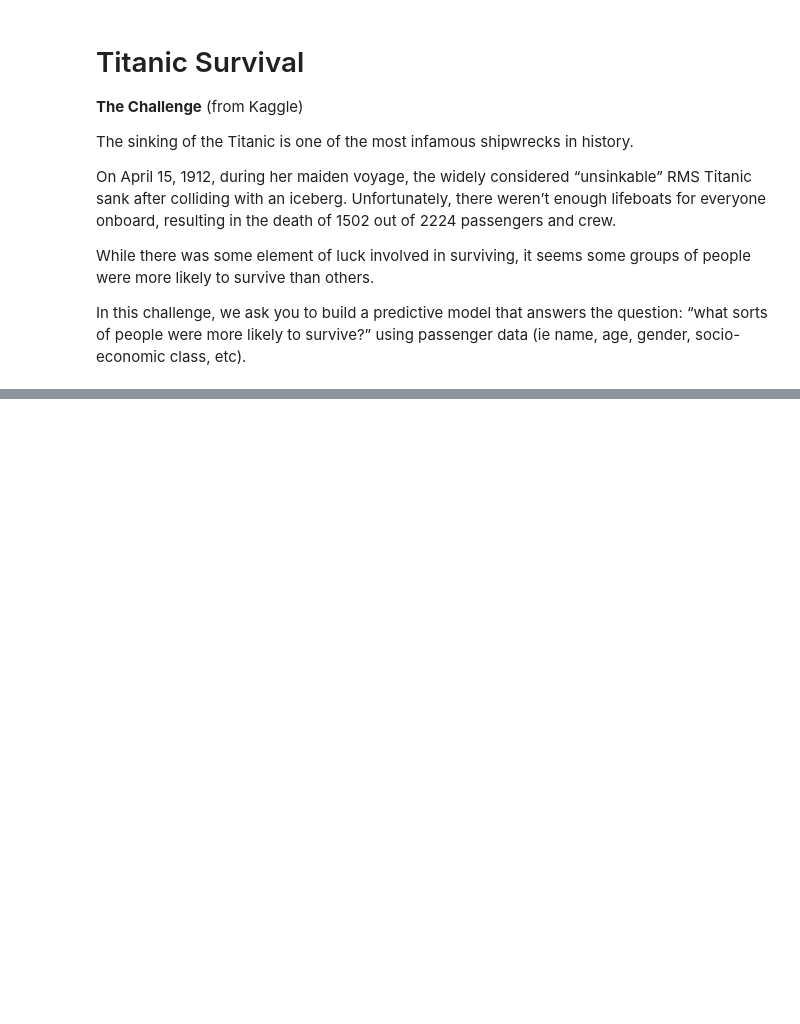
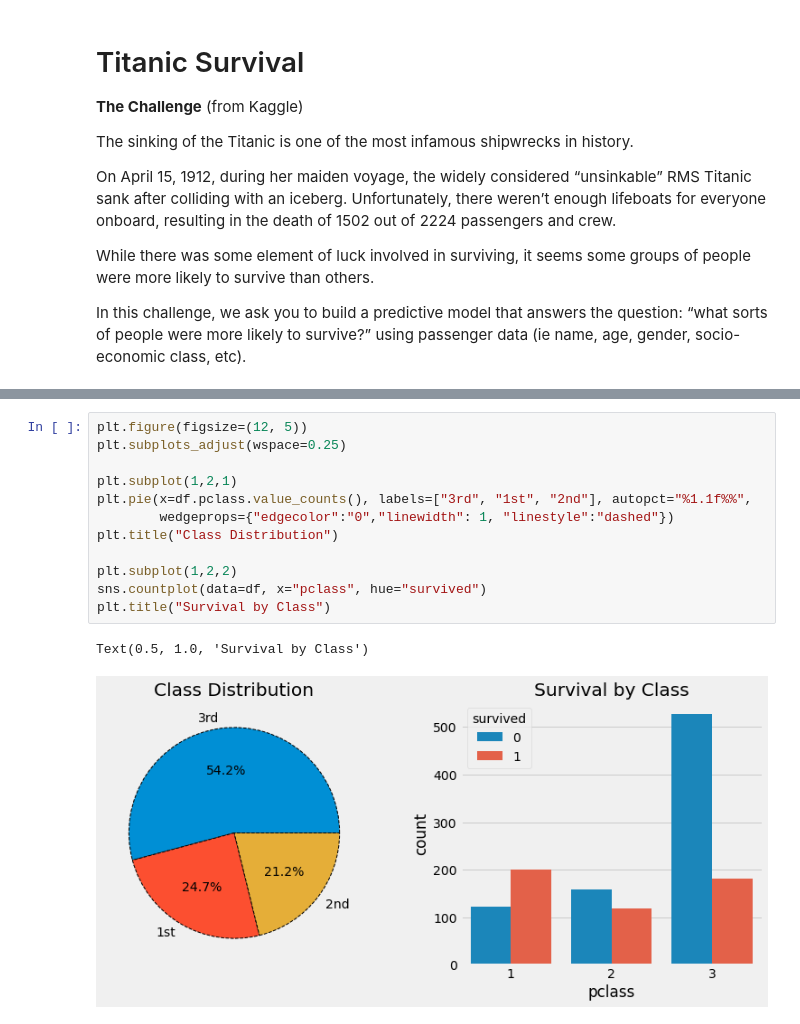
Before and after one commit to Samantha-Jarrett/Machine_Learning, a Jupyter notebook: titanic_survival.ipynb, the cells around one changed output, grey strips where cells are left out. Drawn from its saved outputs; the diff is of its cells as text; blank space fills up the shorter version.

```diff
--- a/titanic_survival.ipynb
+++ b/titanic_survival.ipynb
@@ -346,0 +227,15 @@ The random forest model was able to predict if a passenger would survive the Tit
+# %%
+plt.figure(figsize=(12, 5))
+plt.subplots_adjust(wspace=0.25)
+
+plt.subplot(1,2,1)
+plt.pie(x=df.pclass.value_counts(), labels=["3rd", "1st", "2nd"], autopct="%1.1f%%",
+        wedgeprops={"edgecolor":"0","linewidth": 1, "linestyle":"dashed"})
+plt.title("Class Distribution")
+
+plt.subplot(1,2,2)
+sns.countplot(data=df, x="pclass", hue="survived")
+plt.title("Survival by Class")
+# %% [output]
+Text(0.5, 1.0, 'Survival by Class')
+[figure, added]
```
Also changed, not shown: parts of 94 cells of this notebook.
